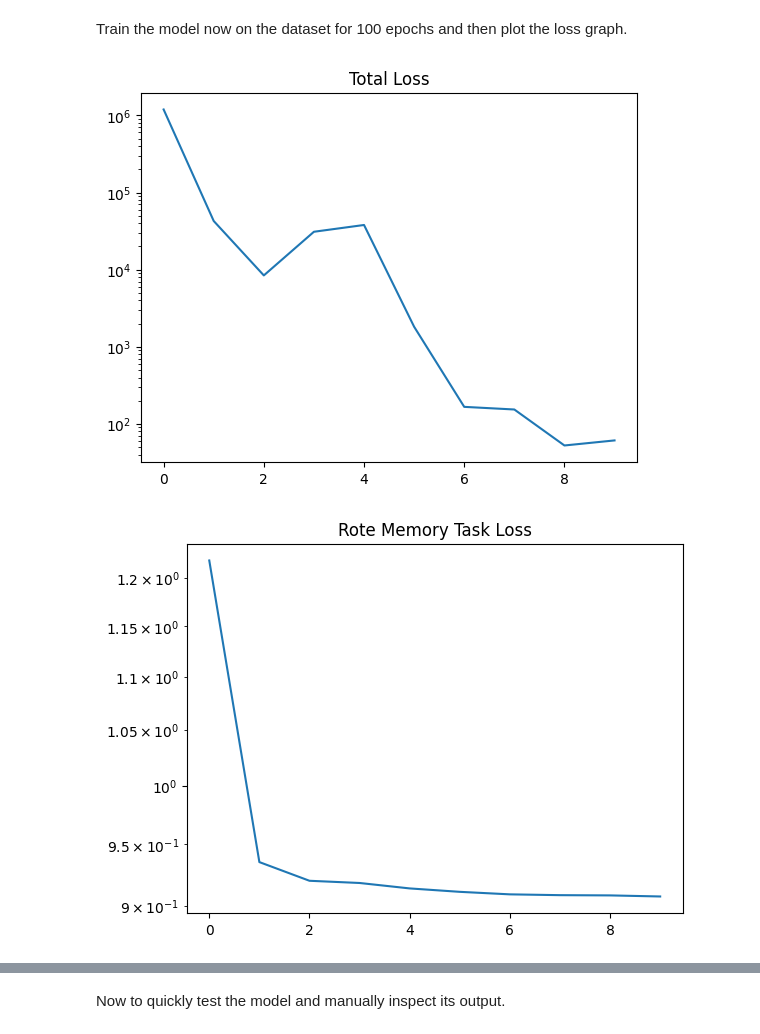
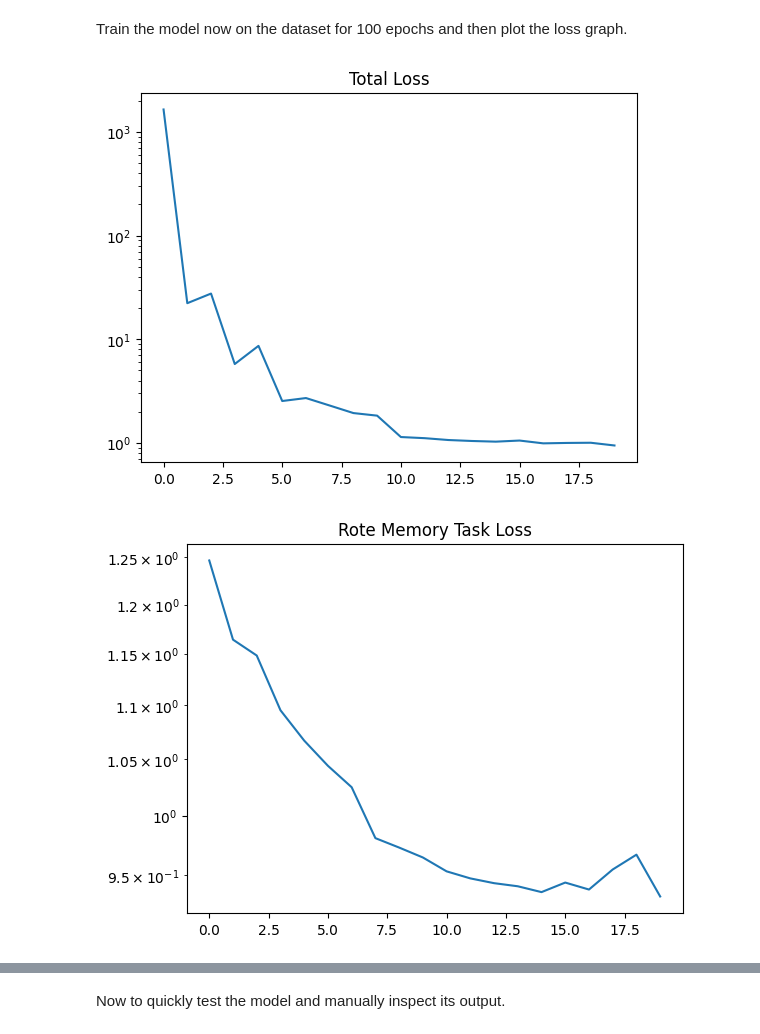
Before and after one commit to IanPTan/MoPeA, a Jupyter notebook: src/rote_test.ipynb, the cells around one changed output, grey strips where cells are left out. Drawn from its saved outputs; the diff is of its cells as text; code cells hidden in the pictures.

```diff
--- a/src/rote_test.ipynb
+++ b/src/rote_test.ipynb
@@ -84,12 +84,12 @@ SEQ_LEN = 8
 #dataset = ODRDataset(DIRECTIONS, 10, 20)
 dataset = RoteDataset(DIRECTIONS, SEQ_LEN)
 dataloader = DataLoader(dataset, batch_size=64, shuffle=True)
-model = mm.MoPeAModel(DIRECTIONS + 1, DIRECTIONS * 2, DIRECTIONS + 1, DIRECTIONS, depth=1)
+model = mm.MoPeAModel(DIRECTIONS + 1, DIRECTIONS * 4, DIRECTIONS + 1, DIRECTIONS, depth=1)
 
 raw_criterion = nn.CrossEntropyLoss(reduction="none")
 def criterion(outputs, labels):
     blank_label = labels.max()
-    mask = (labels != blank_label) + 1e-3
+    mask = (labels != blank_label) + 1
 
     outputs = outputs.view(-1, outputs.shape[-1])
     labels = labels.view(-1)
@@ -119,7 +119,7 @@ model.train()
 losses = []
 rote_losses = []
 mem_losses = []
-pbar = tqdm(range(10), desc="Training...", unit="epoch")
+pbar = tqdm(range(20), desc="Training...", unit="epoch")
 for epoch in pbar:
     total_loss = 0
     total_rote_loss = 0
@@ -143,32 +143,32 @@ for epoch in pbar:
     avg_loss = total_loss / len(dataloader)
     avg_rote_loss = total_rote_loss / len(dataloader)
     avg_mem_loss = total_mem_loss / len(dataloader)
     losses.append(avg_loss)
     rote_losses.append(avg_rote_loss)
     mem_losses.append(avg_mem_loss)
     current_lr = optimizer.param_groups[0]['lr']
     pbar.set_postfix(L=f"{avg_loss:.4f}", TL=f"{avg_rote_loss:.4f}", ML=f"{avg_mem_loss:.4f}", lr=current_lr)
 
     scheduler.step(avg_loss)
 
 pt.save(model.state_dict(), 'backup.pth')
 model.eval()
 print()
 
 plt.plot(losses)
 plt.title("Total Loss")
 plt.yscale("log")
 plt.show()
 
 plt.plot(rote_losses)
 plt.title("Rote Memory Task Loss")
 plt.yscale("log")
 plt.show()
 
 plt.plot(mem_losses)
 plt.title("Memory Loss")
 plt.yscale("log")
 plt.show()
 # %% [output]
-[figure, old version]
+[figure, new version]
-[figure, old version]
+[figure, new version]
```
Also changed, not shown: parts of 6 cells of this notebook, 9 other files.
